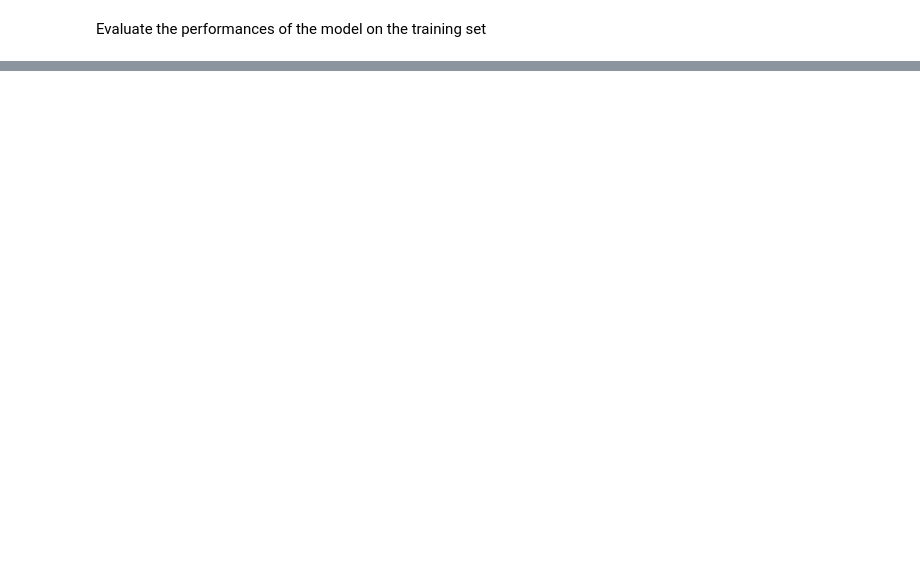
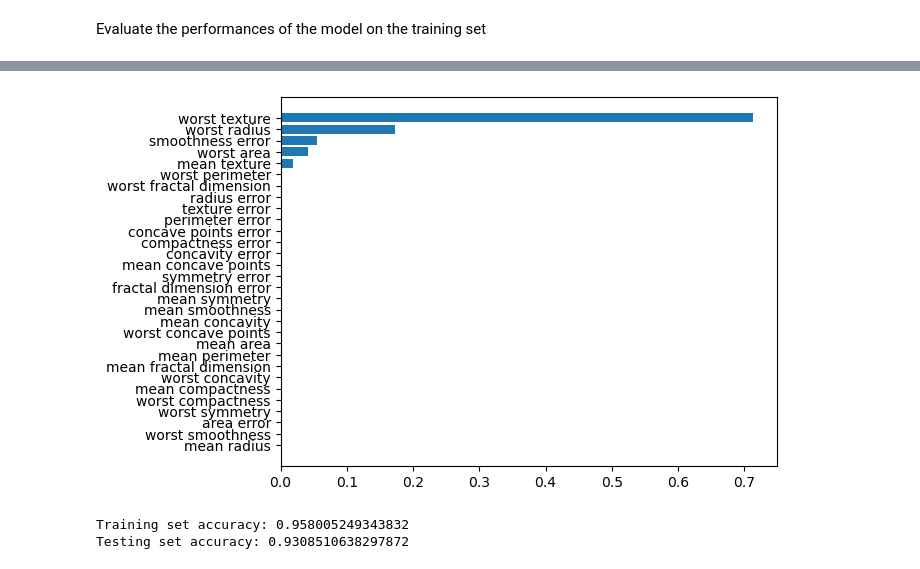
Before and after one commit to RPifaut/machine_learning, a Jupyter notebook: Basic Notions/decision_tree_and_random_forest.ipynb, the cells around one changed output, grey strips where cells are left out. Drawn from its saved outputs; the diff is of its cells as text; code cells hidden in the pictures; blank space fills up the shorter version.

Commit message:
Playing with trees parameters

```diff
--- a/Basic Notions/decision_tree_and_random_forest.ipynb
+++ b/Basic Notions/decision_tree_and_random_forest.ipynb
@@ -102,0 +121,13 @@ Accuracy: 1.0
+# %%
+# Create model
+sparse_model = DecisionTreeClassifier(
+    criterion="entropy",
+    splitter="best",
+    max_depth=4,
+    min_samples_leaf=20)
+
+# Fit model
+sparse_model = sparse_model.fit(X_train, y_train)
+
+# Plot tree
+plot_tree(sparse_model, filled=True)
@@ -102,0 +147,26 @@ Accuracy: 1.0
+# %%
+# Feature importance assessment
+arr_importance_sparse = sparse_model.feature_importances_
+idx_sparse = np.argsort(arr_importance_sparse)
+arr_importance_sparse = arr_importance_sparse[idx_sparse]
+arr_features_sparse = arr_features[idx_sparse]
+
+# Plot barchart
+fig, ax = plt.subplots()
+ax.barh(np.arange((len(arr_importance_sparse))), arr_importance_sparse)
+ax.set_yticks(np.arange(len(arr_features_sparse)))
+ax.set_yticklabels(arr_features_sparse)
+
+
+plt.show()
+# %% [output]
+[figure, added]
+# %%
+# pred = model.predict(X_train)
+accuracy_train = sparse_model.score(X_train, y_train)
+accuracy_test = sparse_model.score(X_test, y_test)
+print(f"Training set accuracy: {accuracy_train}")
+print(f"Testing set accuracy: {accuracy_test}")
+# %% [output]
+Training set accuracy: 0.958005249343832
+Testing set accuracy: 0.9308510638297872
```
Also changed, not shown: parts of 10 cells of this notebook.
